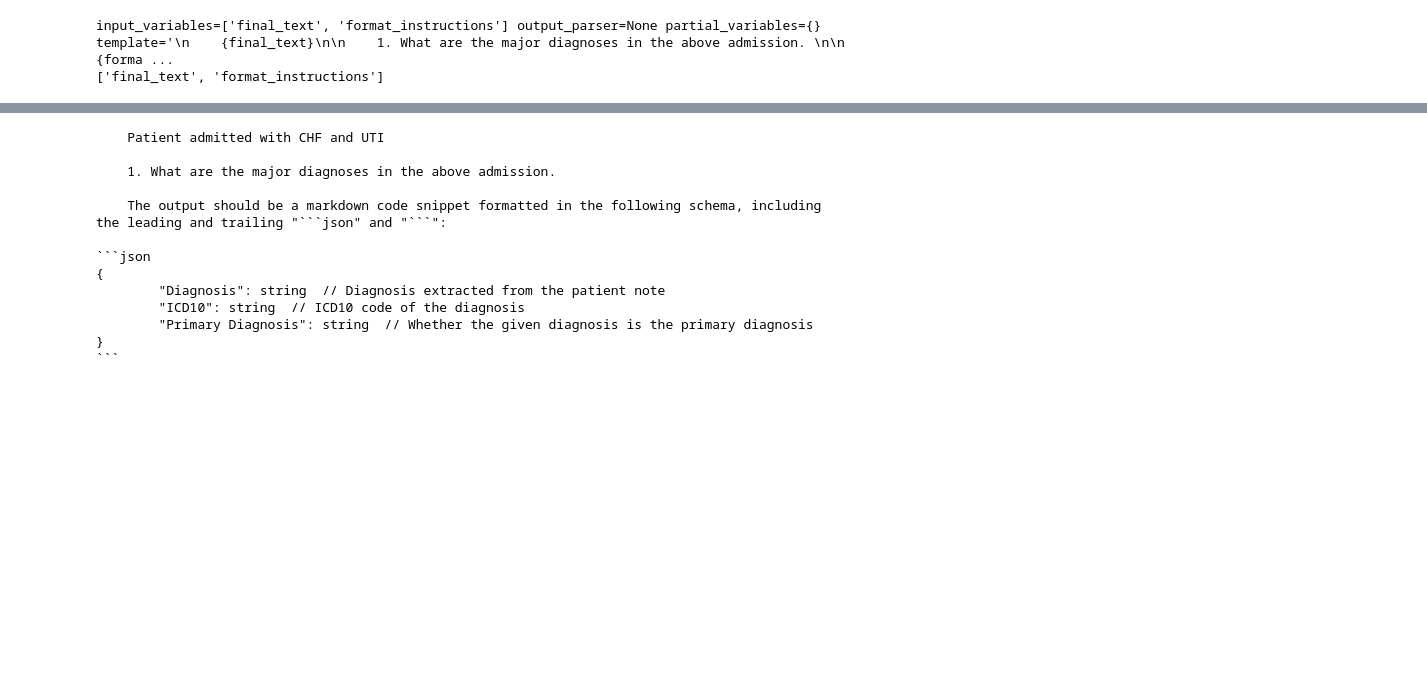
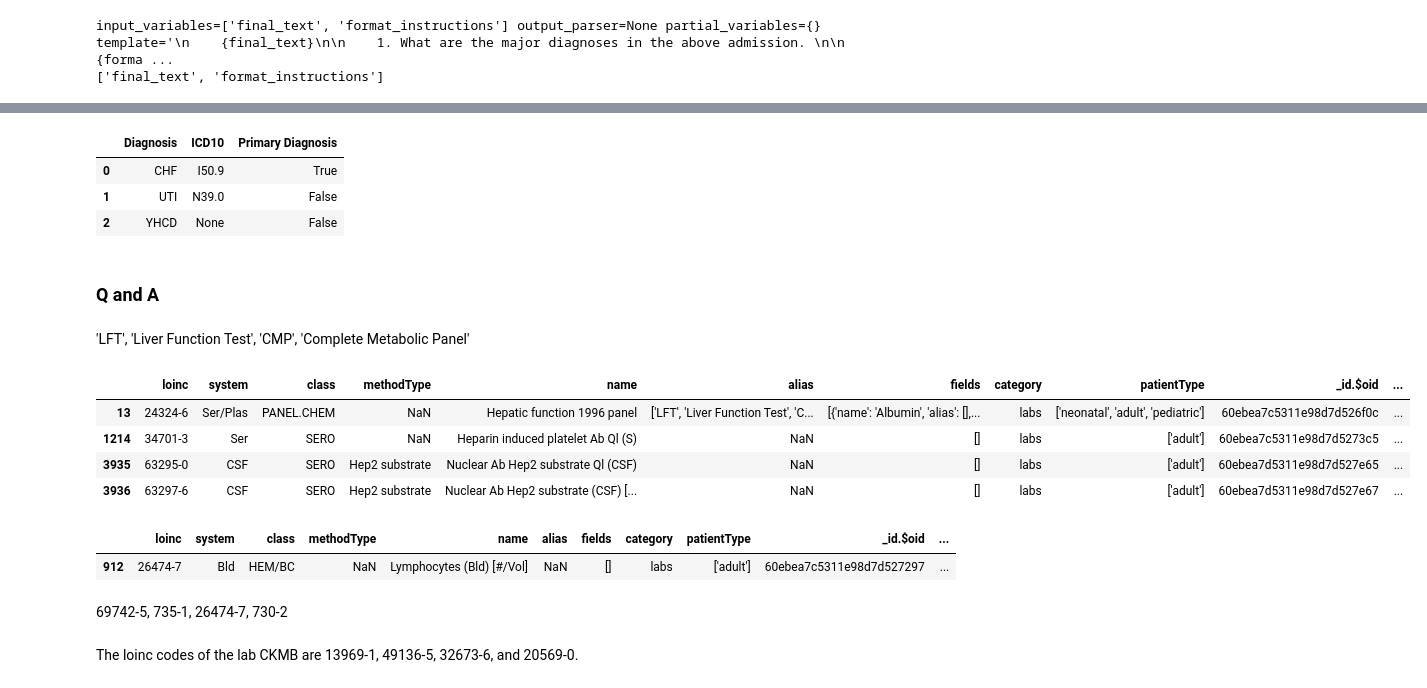
Before and after one commit to drdileepunni/langchain, a Jupyter notebook: sandbox.ipynb, the cells around one changed output, grey strips where cells are left out. Drawn from its saved outputs; the diff is of its cells as text; code cells hidden in the pictures; blank space fills up the shorter version.

````diff
--- a/sandbox.ipynb
+++ b/sandbox.ipynb
@@ -141,18 +102,11 @@ print(response.content)
 }
 ```
-# %%
-print(messages[0].content)
-# %% [output]
-    Patient admitted with CHF and UTI
-
-    1. What are the major diagnoses in the above admission.
-
-    The output should be a markdown code snippet formatted in the following schema, including the leading and trailing "```json" and "```":
-
-```json
-{
-        "Diagnosis": string  // Diagnosis extracted from the patient note
-        "ICD10": string  // ICD10 code of the diagnosis
-        "Primary Diagnosis": string  // Whether the given diagnosis is the primary diagnosis
-}
-```
+# %%
+pd.DataFrame(output_dict)
+# %% [output]
+|  | Diagnosis | ICD10 | Primary Diagnosis |
+| 0 | CHF | I50.9 | True |
+| 1 | UTI | N39.0 | False |
+| 2 | YHCD | None | False |
+# %% [markdown]
+### Q and A
@@ -158,0 +140,28 @@ print(messages[0].content)
+# %%
+display(Markdown(response))
+# %% [output]
+ 'LFT', 'Liver Function Test', 'CMP', 'Complete Metabolic Panel'
+# %%
+import pandas as pd
+df = pd.read_csv('data/labs.csv', index_col=0)
+# %%
+df[df.name.str.contains('Hep')]
+# %% [output]
+|  | loinc | system | class | methodType | name | alias | fields | category | patientType | _id.$oid | ... |
+| 13 | 24324-6 | Ser/Plas | PANEL.CHEM | NaN | Hepatic function 1996 panel | ['LFT', 'Liver Function Test', 'C... | [{'name': 'Albumin', 'alias': [],... | labs | ['neonatal', 'adult', 'pediatric'] | 60ebea7c5311e98d7d526f0c | ... |
+| 1214 | 34701-3 | Ser | SERO | NaN | Heparin induced platelet Ab Ql (S) | NaN | [] | labs | ['adult'] | 60ebea7c5311e98d7d5273c5 | ... |
+| 3935 | 63295-0 | CSF | SERO | Hep2 substrate | Nuclear Ab Hep2 substrate Ql (CSF) | NaN | [] | labs | ['adult'] | 60ebea7d5311e98d7d527e65 | ... |
+| 3936 | 63297-6 | CSF | SERO | Hep2 substrate | Nuclear Ab Hep2 substrate (CSF) [... | NaN | [] | labs | ['adult'] | 60ebea7d5311e98d7d527e67 | ... |
+# %%
+df[df.loinc=='26474-7']
+# %% [output]
+|  | loinc | system | class | methodType | name | alias | fields | category | patientType | _id.$oid | ... |
+| 912 | 26474-7 | Bld | HEM/BC | NaN | Lymphocytes (Bld) [#/Vol] | NaN | [] | labs | ['adult'] | 60ebea7c5311e98d7d527297 | ... |
+# %%
+display(Markdown(response))
+# %% [output]
+ 69742-5, 735-1, 26474-7, 730-2
+# %%
+display(Markdown(response))
+# %% [output]
+ The loinc codes of the lab CKMB are 13969-1, 49136-5, 32673-6, and 20569-0.
````
Also changed, not shown: parts of 51 cells of this notebook, 1 other file.
